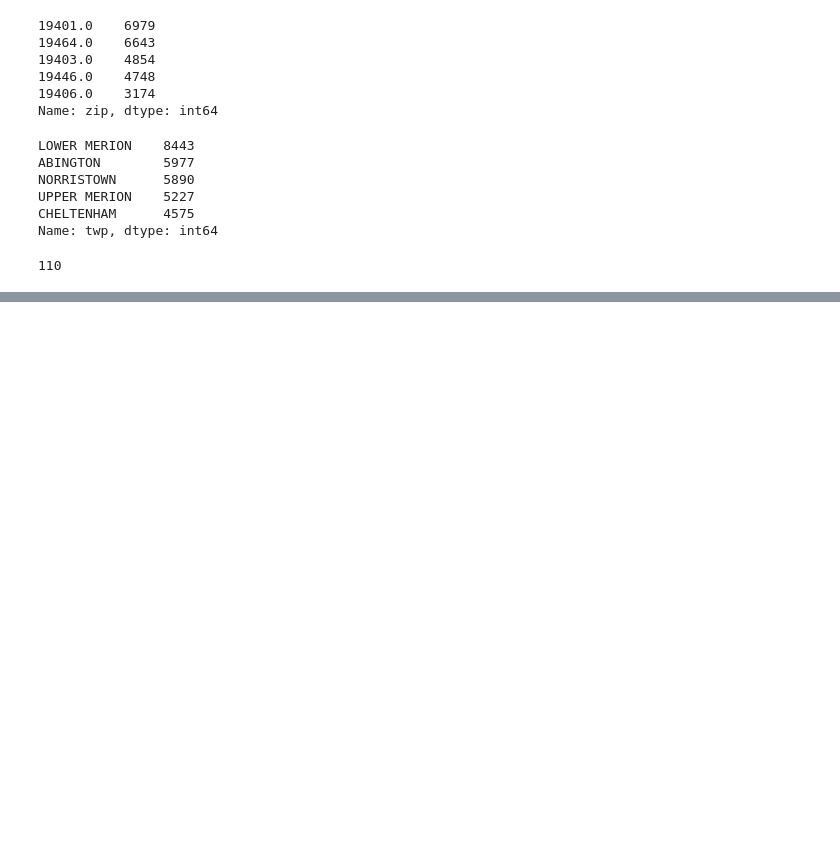
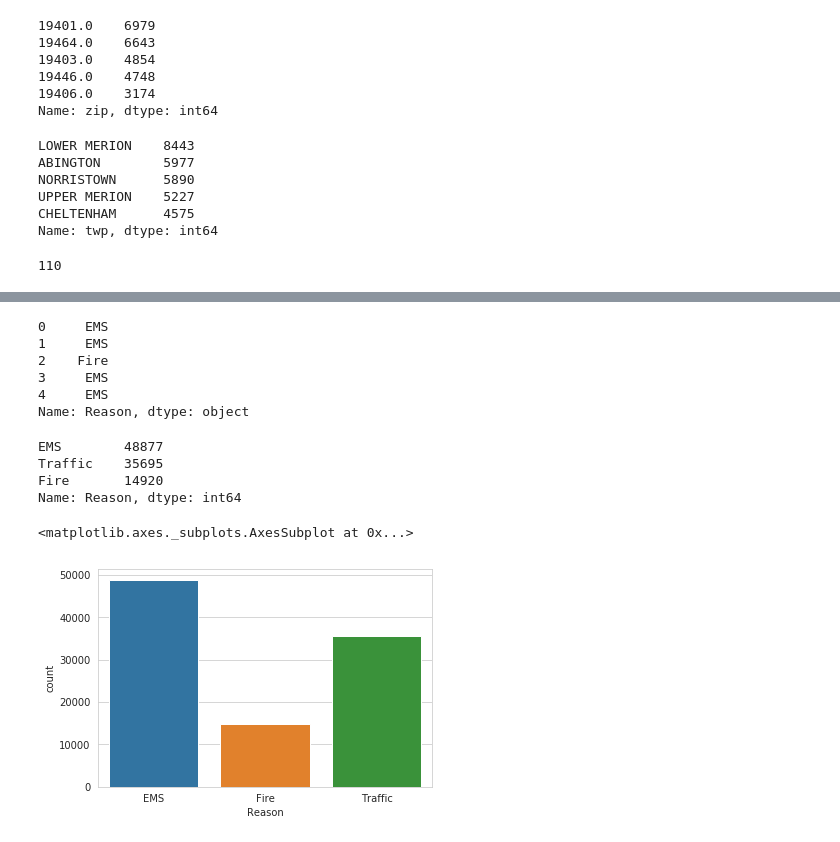
Before and after one commit to Joseorina/jubilant-palm-tree, a Jupyter notebook: 911DataCapstone.ipynb, the cells around one changed output, grey strips where cells are left out. Saved outputs shown, nothing was run; the diff lists cells and outputs as text; code cells hidden in the pictures; blank space fills up the shorter version.

Commit message:
Data anlysis

```diff
--- a/911DataCapstone.ipynb
+++ b/911DataCapstone.ipynb
@@ -62,0 +72,2 @@ df['title'].nunique()
+# %%
+df['Reason'] = df['title'].apply(lambda title: title.split(':')[0])
@@ -62,0 +83,25 @@ df['title'].nunique()
+# %%
+df['Reason'].head()
+# %% [output]
+0     EMS
+1     EMS
+2    Fire
+3     EMS
+4     EMS
+Name: Reason, dtype: object
+# %%
+#Most common reason for a 911 call
+df['Reason'].value_counts()
+# %% [output]
+EMS        48877
+Traffic    35695
+Fire       14920
+Name: Reason, dtype: int64
+# %%
+import seaborn as sns
+sns.set_style('whitegrid')
+# %%
+sns.countplot(data=df,x='Reason')
+# %% [output]
+<matplotlib.axes._subplots.AxesSubplot at 0x...>
+[figure, added]
```
Also changed, not shown: parts of 28 cells of this notebook.
